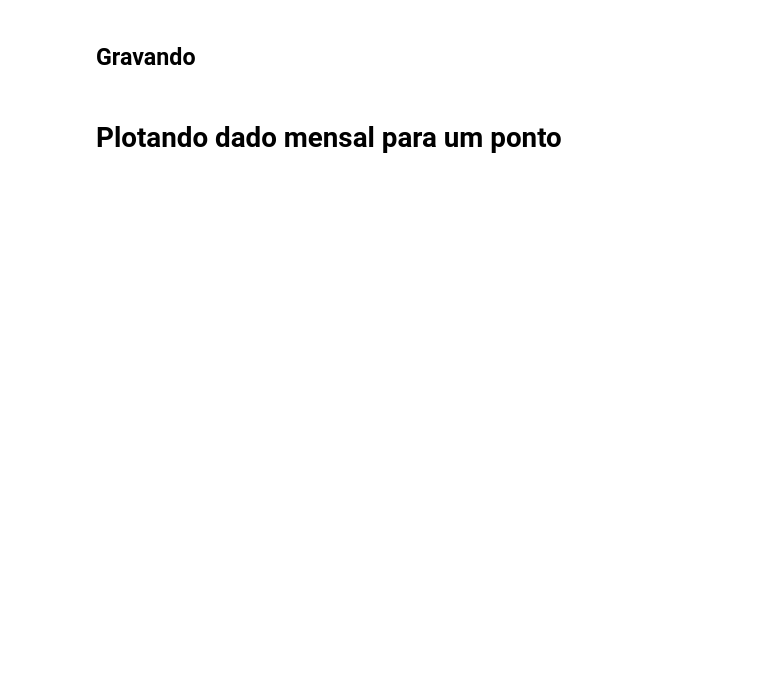
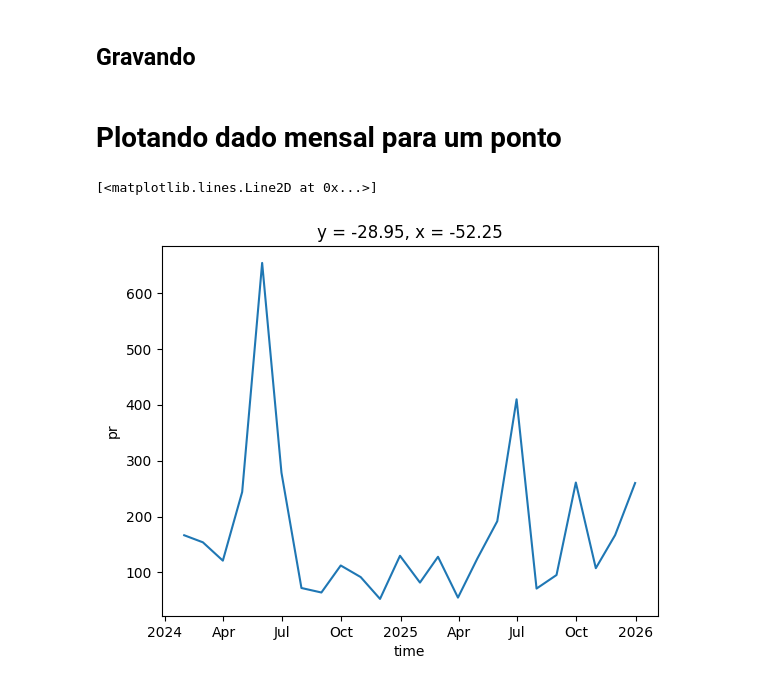
Before and after one commit to AlexandreCandidoXavier/BR-DWGD, a Jupyter notebook: notebooks/exemplo3_google_earth_export_geoTiff.ipynb, the cells around one changed output. Drawn from its saved outputs; the diff is of its cells as text; code cells hidden in the pictures; blank space fills up the shorter version.

```diff
--- a/notebooks/exemplo3_google_earth_export_geoTiff.ipynb
+++ b/notebooks/exemplo3_google_earth_export_geoTiff.ipynb
@@ -117,4 +123,7 @@ ds_mes.rio.to_raster('imagem_mensal.tif')
 # %% [markdown]
 # Plotando dado mensal para um ponto
 # %%
-ds_mes.sel(x=-43, y=-22.5, method='nearest').plot()
+ds_mes.sel(x=-52.3, y=-28.9, method='nearest').plot()
+# %% [output]
+[<matplotlib.lines.Line2D at 0x...>]
+[figure, added]
```
Also changed, not shown: parts of 11 cells of this notebook, 2 other files.
